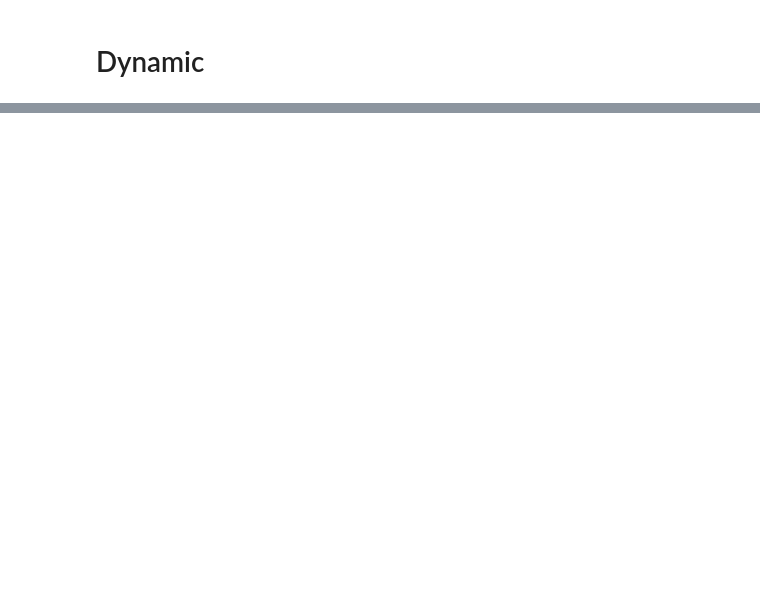
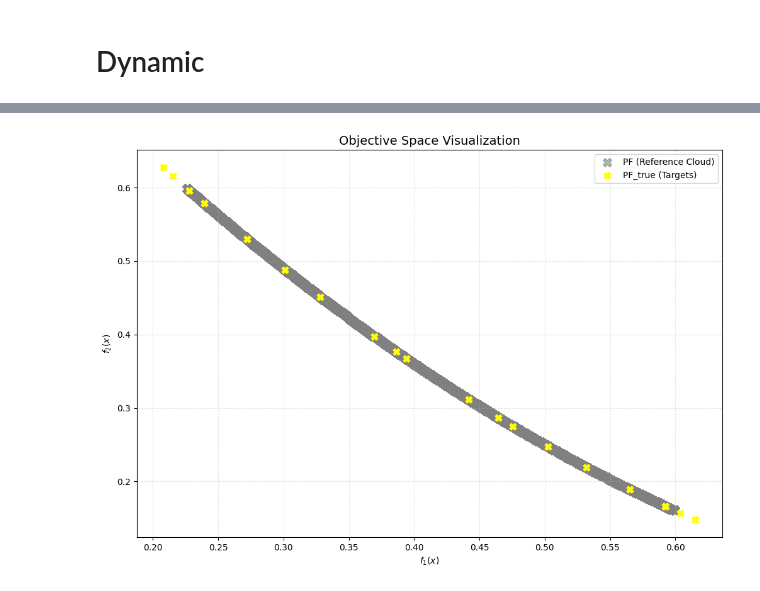
Before and after one commit to ritvien/ESP_Hypernet, a Jupyter notebook: 4_Pareto_front/Ex_7_1.ipynb, the cells around one changed output, grey strips where cells are left out. Saved outputs shown, nothing was run; the diff lists cells and outputs as text; code cells hidden in the pictures; blank space fills up the shorter version.

```diff
--- a/4_Pareto_front/Ex_7_1.ipynb
+++ b/4_Pareto_front/Ex_7_1.ipynb
@@ -324,0 +512,24 @@ Running Ray 3/20: [0.9864 0.1646]
+# %%
+pareto_f_temp = []
+for r in test_rays_subset:
+        x_final, _ = optim_Scalarization(
+            prob=prob,
+            x_feasible=x_feasible,
+            r=r,
+            z_star=z_star,
+            # Các tham số tĩnh
+            max_iter=base_cfg['phase2']['max_iter'],
+            mu=base_cfg['phase2']['mu'],
+            verbose=False,
+            # --- CÁC THAM SỐ ĐANG TỐI ƯU ---
+            init_params=1.0,
+            expo_alpha=0.4,
+            expo_lambda=0.6,
+            expo_beta=0.5,
+            expo_gamma=0.3,
+        )
+        pareto_f_temp.append(prob.objective_func(x_final))
+
+    # Tính HV
+hv_score = calculate_hv_score(np.array(pareto_f_temp), prob, ref_point)
+hv_score
@@ -325,2 +555,12 @@ Running Ray 3/20: [0.9864 0.1646]
+# %%
+visualize_pareto_front(
+    pf_targets=np.array(pareto_f_temp),
+    pf_cloud=pf_cloud,
+#     pf_targets=results["pareto_f"],
+    title="Objective Space Visualization",
+    figsize=(12, 8)
+)
+# %% [output]
+[figure, added]
 # %%
 visualize_pareto_front(
```
Also changed, not shown: parts of 15 cells of this notebook, 11 other files.
